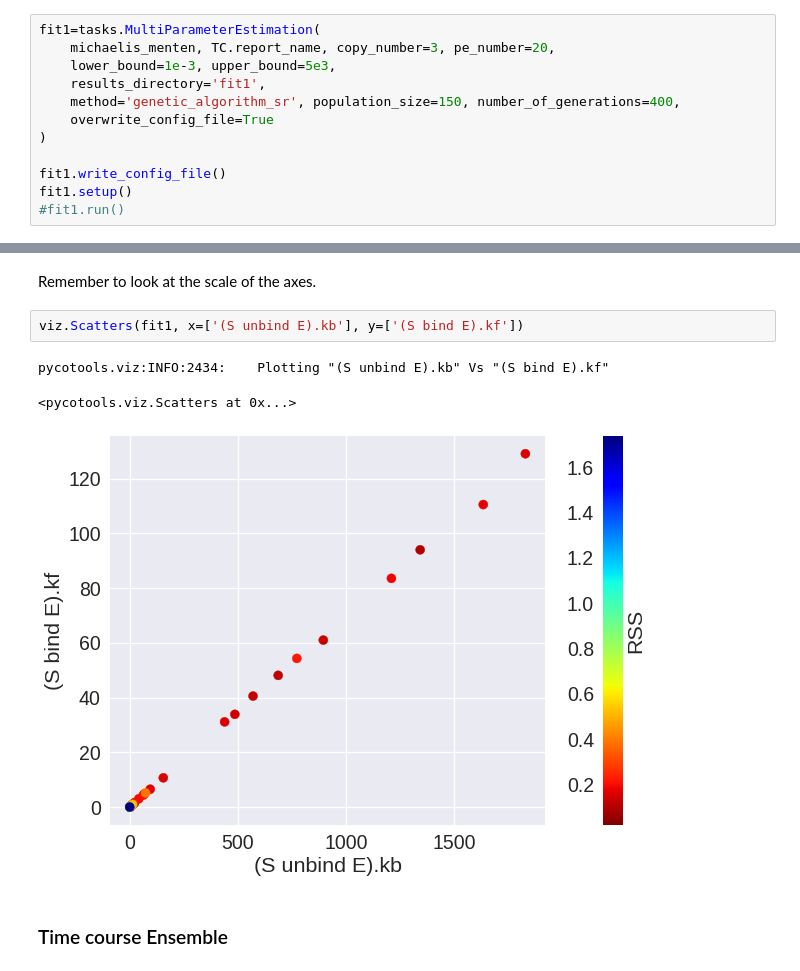
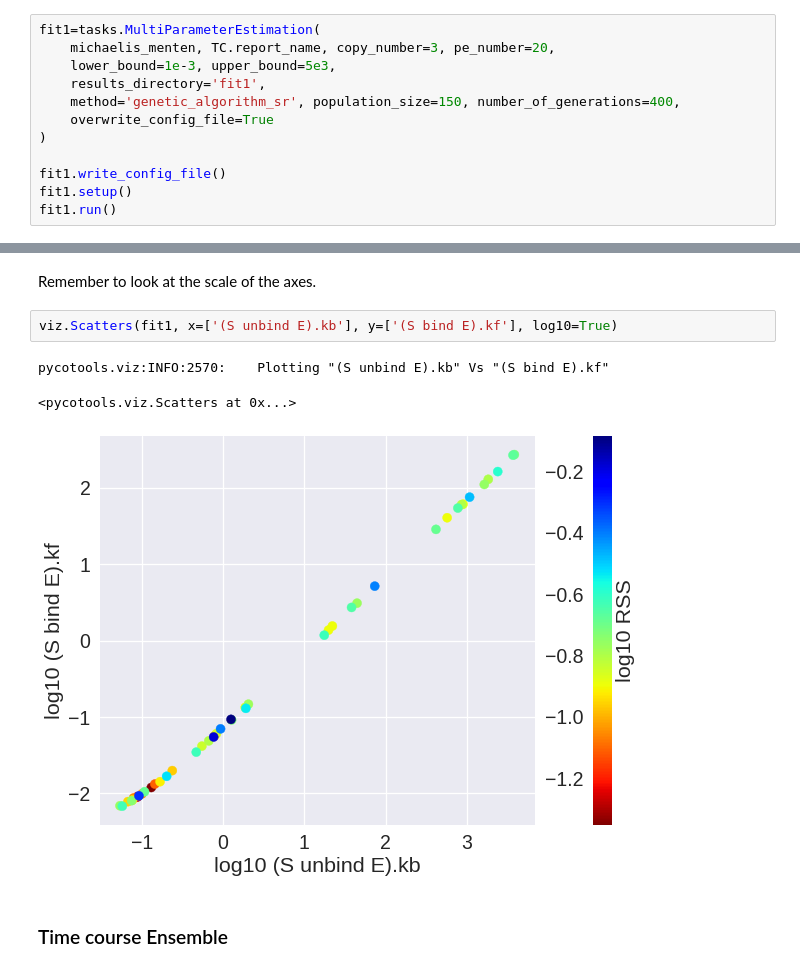
Before and after one commit to CiaranWelsh/pycotools3, a Jupyter notebook: docs/source/Tutorials/Tutorial5ParameterEstimationWorkflow.ipynb, the cells around one changed output, grey strips where cells are left out. Saved outputs shown, nothing was run; the diff lists cells and outputs as text.

```diff
--- a/docs/source/Tutorials/Tutorial5ParameterEstimationWorkflow.ipynb
+++ b/docs/source/Tutorials/Tutorial5ParameterEstimationWorkflow.ipynb
@@ -100,5 +97,5 @@ fit1=tasks.MultiParameterEstimation(
 
 fit1.write_config_file()
 fit1.setup()
-#fit1.run()
+fit1.run()
 # %% [output]
@@ -207,11 +195,11 @@ pycotools.viz:INFO:2434:    Plotting "S" Vs "E"
 # %% [markdown]
 Remember to look at the scale of the axes.
 # %%
-viz.Scatters(fit1, x=['(S unbind E).kb'], y=['(S bind E).kf'])
+viz.Scatters(fit1, x=['(S unbind E).kb'], y=['(S bind E).kf'], log10=True)
 # %% [output]
-pycotools.viz:INFO:2434:    Plotting "(S unbind E).kb" Vs "(S bind E).kf"
+pycotools.viz:INFO:2570:    Plotting "(S unbind E).kb" Vs "(S bind E).kf"
 <pycotools.viz.Scatters at 0x...>
-[figure, old version]
+[figure, new version]
 # %% [markdown]
 ### Time course Ensemble
 # %%
```
Also changed, not shown: parts of 22 cells of this notebook, 10 other files.
